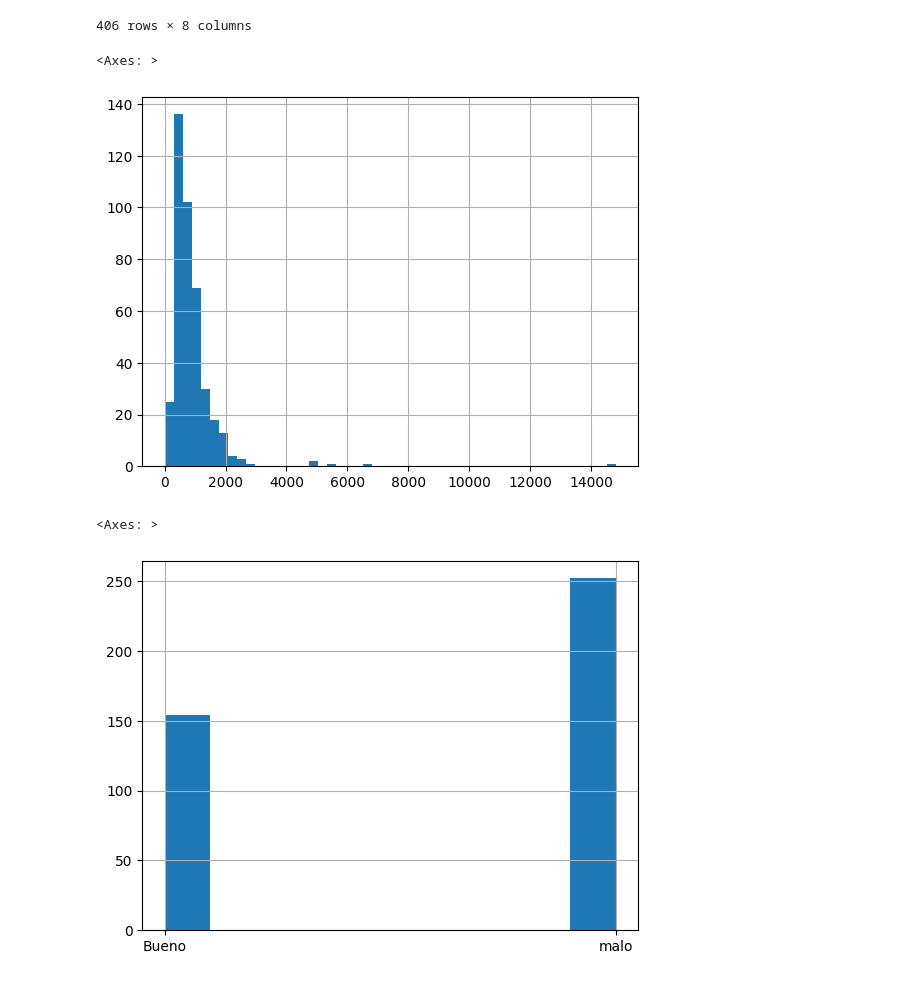
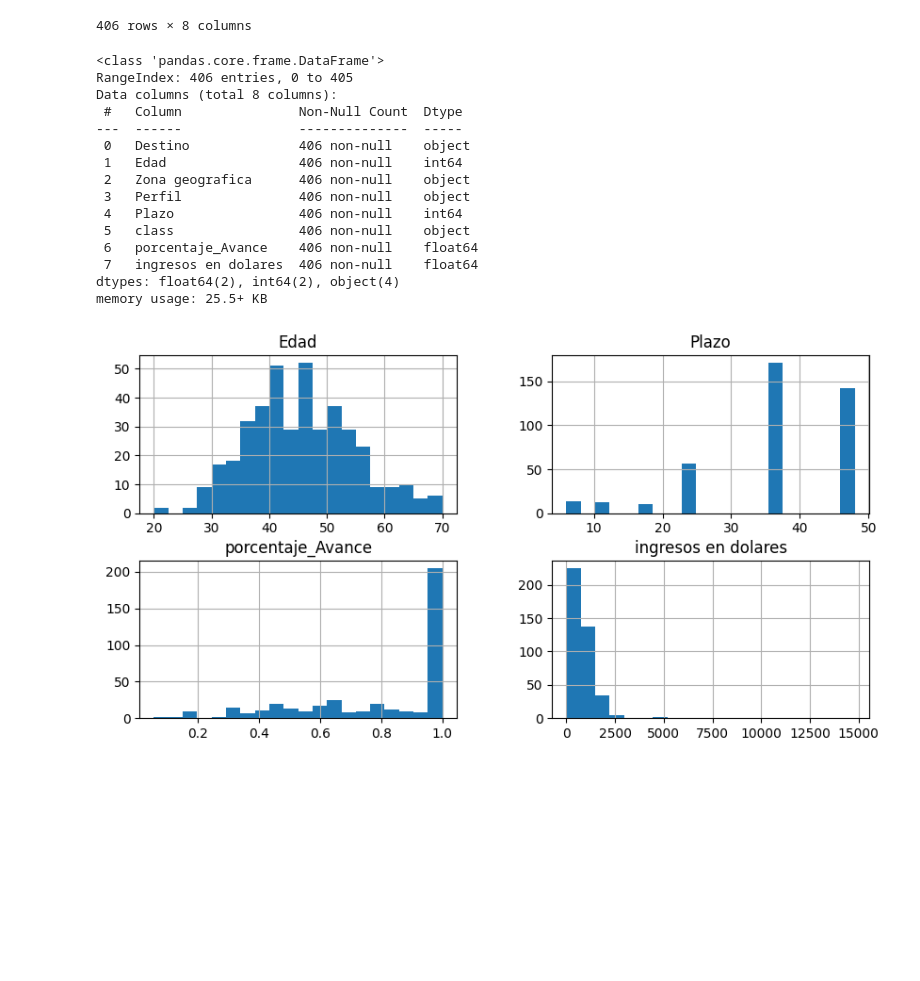
Before and after one commit to HANNNNSEN/AnalisisPrestamos, a Jupyter notebook: AnalisisPrestamos.ipynb, the cells around one changed output. Cells and saved outputs as stored; diff of their text form; code cells hidden in the pictures; blank space fills up the shorter version.

```diff
--- a/AnalisisPrestamos.ipynb
+++ b/AnalisisPrestamos.ipynb
@@ -125,21 +126,27 @@ df_prueba
 | 404 | Refaccion y construccion de vivienda | 35 | Ciudad de Buenos Aires | D | 48 | malo | 1.000000 | 1596.989141 |
 | 405 | Consolidacion de deuda | 33 | Cordoba | E | 48 | malo | 1.000000 | 1001.112347 |
 406 rows × 8 columns
+# %%
+# Representar gráficamente la distribución de los atributos
+df_prueba.info()
+df_prueba.hist(bins=20, figsize=(10,5))
+plt.show()
+# %% [output]
+<class 'pandas.core.frame.DataFrame'>
+RangeIndex: 406 entries, 0 to 405
+Data columns (total 8 columns):
+ #   Column               Non-Null Count  Dtype
+---  ------               --------------  -----
+ 0   Destino              406 non-null    object
+ 1   Edad                 406 non-null    int64
+ 2   Zona geografica      406 non-null    object
+ 3   Perfil               406 non-null    object
+ 4   Plazo                406 non-null    int64
+ 5   class                406 non-null    object
+ 6   porcentaje_Avance    406 non-null    float64
+ 7   ingresos en dolares  406 non-null    float64
+dtypes: float64(2), int64(2), object(4)
+memory usage: 25.5+ KB
+[figure, added]
 # %%
 #transformaremos a travez de Sklearn ->LabelEncoder de valores categoricos a numéricos (Destino-Zona Geografica-Perfil-class)
-
-# Mostrar los valores de la característica como un histograma
-%matplotlib inline
-import matplotlib.pyplot as plt
-df_prueba["ingresos en dolares"].hist(bins=50)
-# %% [output]
-<Axes: >
-[figure, removed]
-# %%
-# Mostrar los valores de la característica como un histograma
-%matplotlib inline
-import matplotlib.pyplot as plt
-df_prueba["class"].hist()
-# %% [output]
-<Axes: >
-[figure, removed]
```
Also changed, not shown: parts of 2 cells of this notebook.
